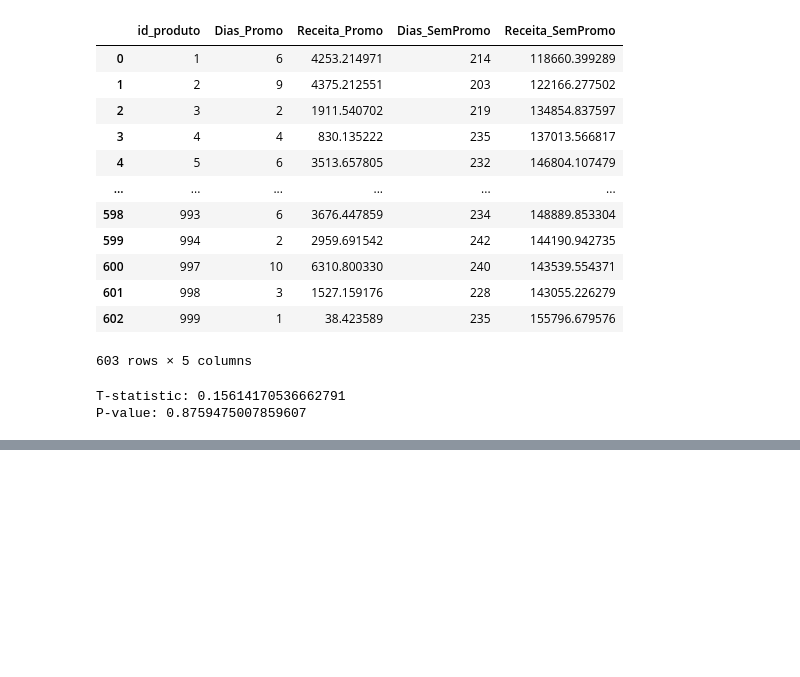
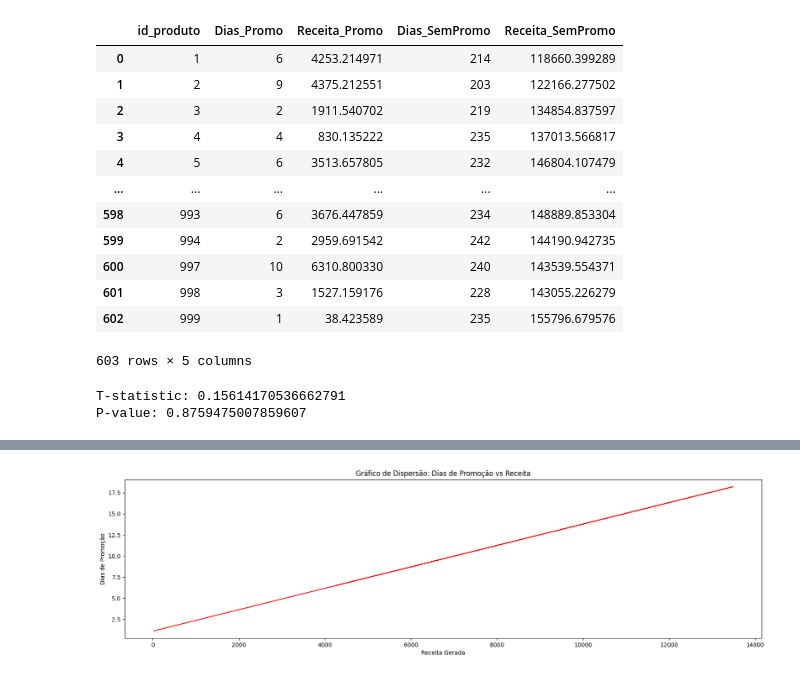
Before and after one commit to JuanVargas2004/Varejo-Consuelo, a Jupyter notebook: Relacoes/DiferençaPromoçõesReceita/DiasPromoReceita.ipynb, the cells around one changed output, grey strips where cells are left out. Cells and saved outputs as stored; diff of their text form; code cells hidden in the pictures; blank space fills up the shorter version.

```diff
--- a/Relacoes/DiferençaPromoçõesReceita/DiasPromoReceita.ipynb
+++ b/Relacoes/DiferençaPromoçõesReceita/DiasPromoReceita.ipynb
@@ -63,0 +90,17 @@ Erro padrão da receita média sem promoção: 1.370227831936298
+# %%
+# Regressão linear
+slope, intercept, r_value, p_value, std_err = linregress(receita_promo, dias_promo)
+
+# Valores preditos
+predicted_diaspromo = intercept + slope * receita_promo
+
+plt.figure(figsize=(20,5))
+plt.plot(receita_promo,predicted_dias, color="red", label="Regressão Linear")
+
+plt.title("Gráfico de Dispersão: Dias de Promoção vs Receita")
+plt.xlabel("Receita Gerada")
+plt.ylabel("Dias de Promoção")
+
+plt.show()
+# %% [output]
+[figure, added]
```
Also changed, not shown: parts of 11 cells of this notebook.
